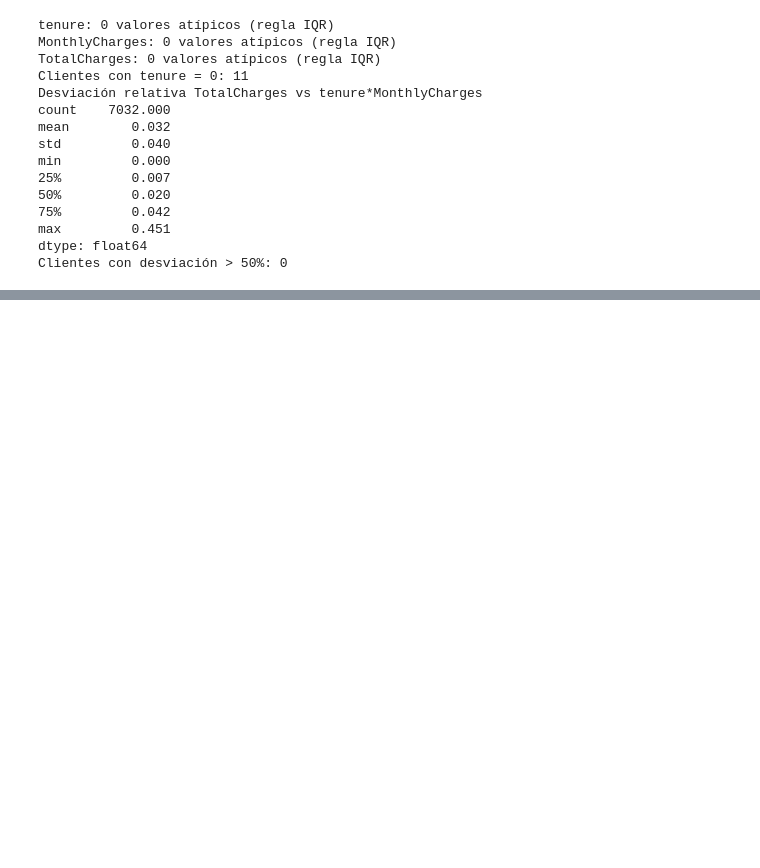
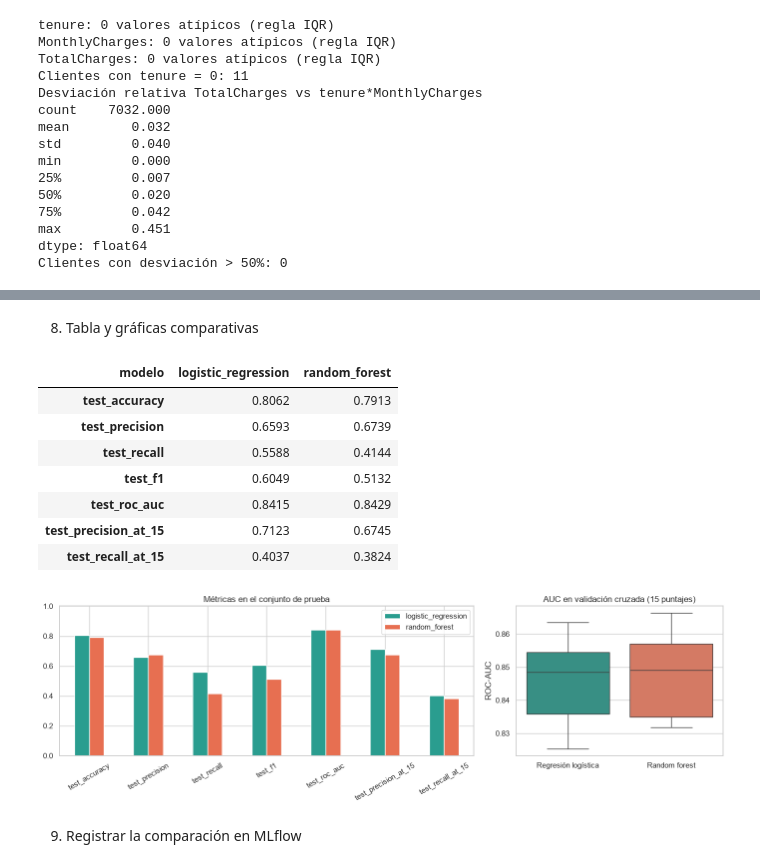
Before and after one commit to Emilio-Alcala/Actividad5-Churn-Telco, a Jupyter notebook: fuentes/entrena.ipynb, the cells around one changed output, grey strips where cells are left out. Saved outputs shown, nothing was run; the diff lists cells and outputs as text; code cells hidden in the pictures; blank space fills up the shorter version.

Commit message:
Comparación estadística de modelos y registro en MLflow

```diff
--- a/fuentes/entrena.ipynb
+++ b/fuentes/entrena.ipynb
@@ -139,0 +188,34 @@ Clientes con desviación > 50%: 0
+# %% [markdown]
+8. Tabla y gráficas comparativas
+# %%
+res = pd.read_csv(EVID / "resultados_modelos.csv")
+cols = ["test_accuracy", "test_precision", "test_recall", "test_f1",
+        "test_roc_auc", "test_precision_at_15", "test_recall_at_15"]
+tabla = res.set_index("modelo")[cols].T.round(4)
+tabla.to_csv(EVID / "tabla_comparativa.csv")
+display(tabla)
+
+fig, axes = plt.subplots(1, 2, figsize=(14, 4.5), gridspec_kw={"width_ratios": [2, 1]})
+tabla.plot.bar(ax=axes[0], color=["#2a9d8f", "#e76f51"], rot=30)
+axes[0].set_title("Métricas en el conjunto de prueba")
+axes[0].set_ylim(0, 1)
+axes[0].legend(title="")
+
+sns.boxplot(data=pd.DataFrame({"Regresión logística": lr, "Random forest": rf}),
+            palette=["#2a9d8f", "#e76f51"], ax=axes[1])
+axes[1].set_title("AUC en validación cruzada (15 puntajes)")
+axes[1].set_ylabel("ROC-AUC")
+fig.tight_layout()
+fig.savefig(GRAFICAS / "05_comparacion_modelos.png", dpi=150)
+# %% [output]
+| modelo | logistic_regression | random_forest |
+| test_accuracy | 0.8062 | 0.7913 |
+| test_precision | 0.6593 | 0.6739 |
+| test_recall | 0.5588 | 0.4144 |
+| test_f1 | 0.6049 | 0.5132 |
+| test_roc_auc | 0.8415 | 0.8429 |
+| test_precision_at_15 | 0.7123 | 0.6745 |
+| test_recall_at_15 | 0.4037 | 0.3824 |
+[figure, added]
+# %% [markdown]
+9. Registrar la comparación en MLflow
```
Also changed, not shown: parts of 9 cells of this notebook, 3 other files.
